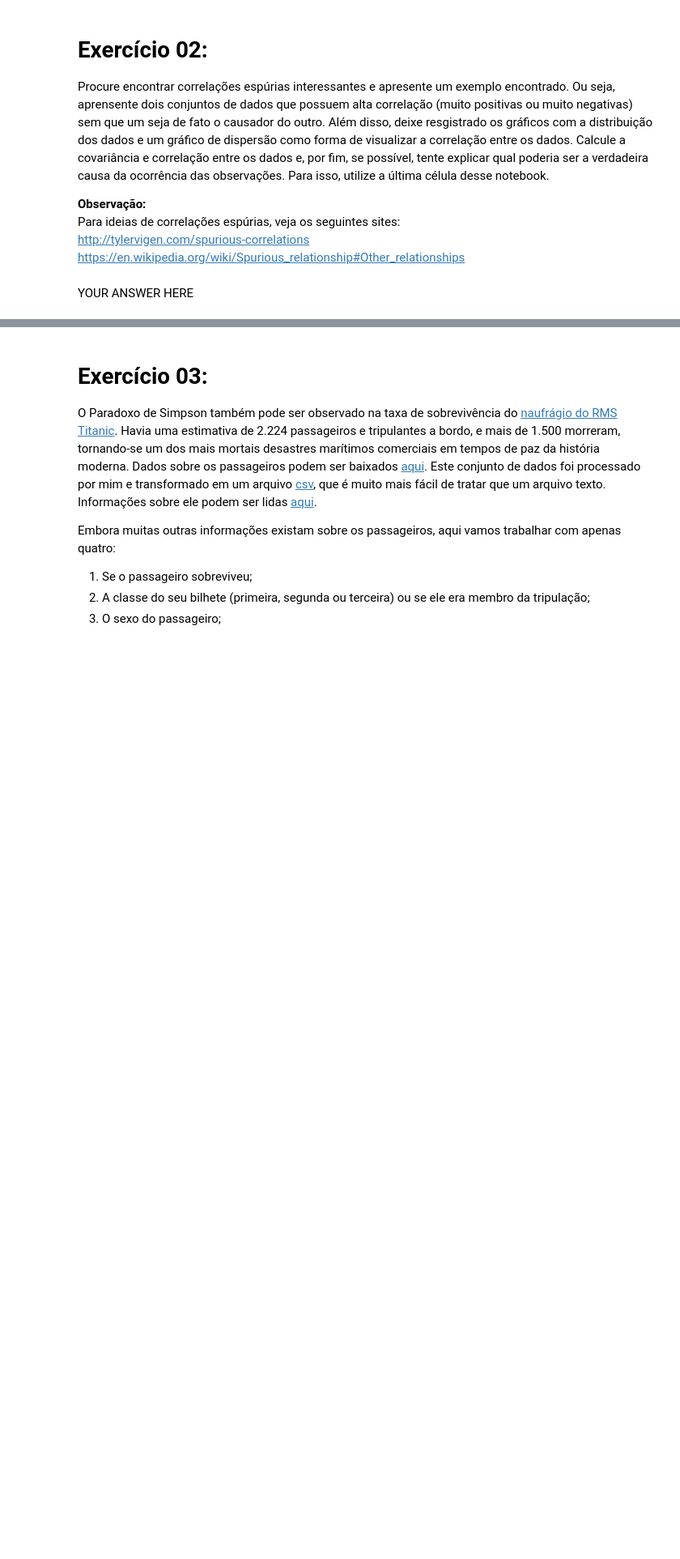
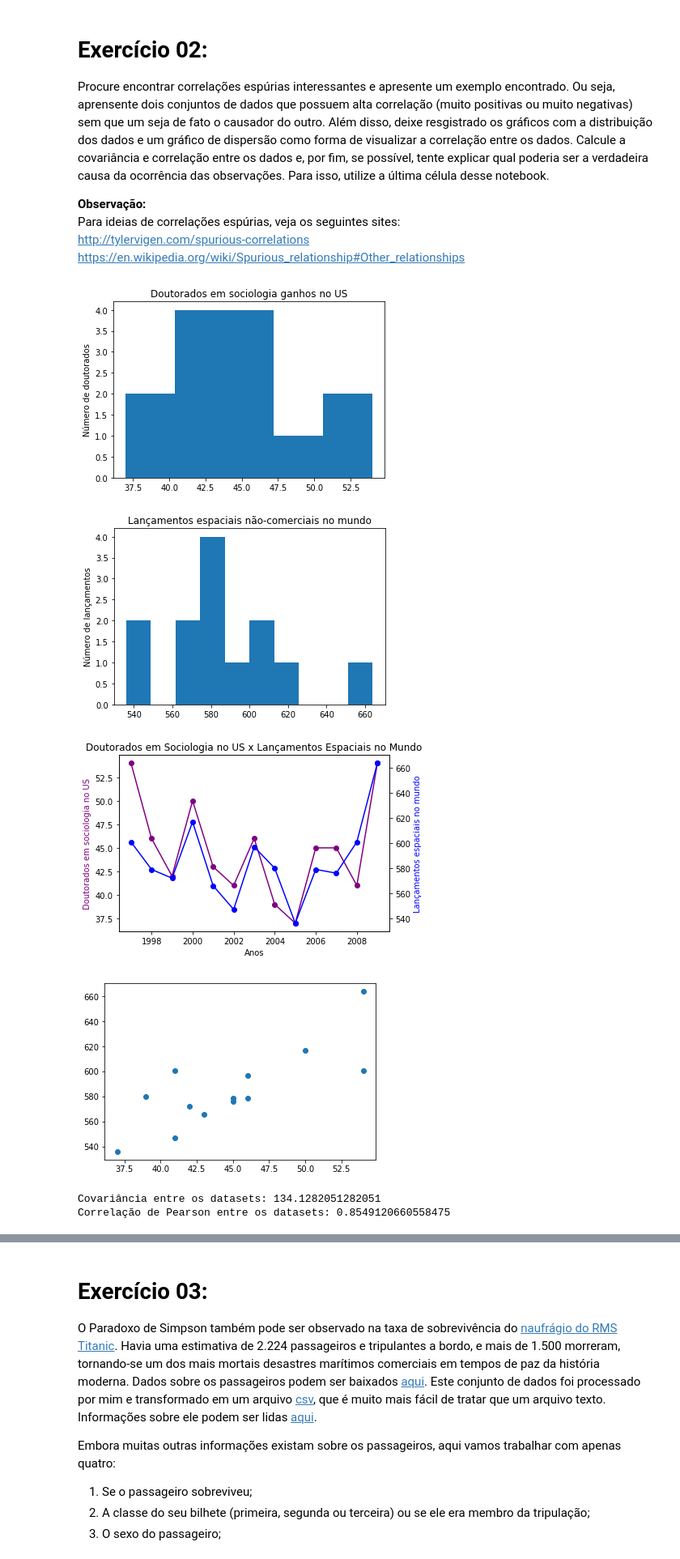
Before and after one commit to innng/data-science-introduction, a Jupyter notebook: lista04.ipynb, the cells around one changed output, grey strips where cells are left out. Shown: that part at 81% size. Saved outputs shown, nothing was run; the diff lists cells and outputs as text; code cells hidden in the pictures; blank space fills up the shorter version.

```diff
--- a/lista04.ipynb
+++ b/lista04.ipynb
@@ -60,2 +57,65 @@ raise NotImplementedError()
-# %% [markdown]
-YOUR ANSWER HERE
+# %%
+# YOUR CODE HERE
+from matplotlib import pyplot as plt
+import pandas as pd
+import numpy as np
+
+df = pd.read_csv('sociology_doctorates_awarded_vs_woldwide_noncommercial_space_launches.csv')
+X = df.values
+
+year = [x[0] for x in X]
+sociologyDoctorates = [x[1] for x in X]
+spaceLaunches = [x[2] for x in X]
+
+plt.hist(sociologyDoctorates, bins=5)
+plt.title('Doutorados em sociologia ganhos no US')
+plt.ylabel('Número de doutorados')
+plt.show()
+
+plt.hist(spaceLaunches, bins=10)
+plt.title('Lançamentos espaciais não-comerciais no mundo')
+plt.ylabel('Número de lançamentos')
+plt.show()
+
+fig, ax1 = plt.subplots()
+
+ax2 = ax1.twinx()
+ax1.plot(year, sociologyDoctorates, color='purple', linestyle='-', marker='o')
+ax2.plot(year, spaceLaunches, 'b-', marker='o')
+
+plt.title('Doutorados em Sociologia no US x Lançamentos Espaciais no Mundo')
+ax1.set_xlabel('Anos')
+ax1.set_ylabel('Doutorados em sociologia no US', color='purple')
+ax2.set_ylabel('Lançamentos espaciais no mundo', color='b')
+
+plt.show()
+
+plt.scatter(sociologyDoctorates, spaceLaunches)
+plt.show()
+
+def de_mean(x):
+    x_bar = np.mean(x)
+    return [x_i - x_bar for x_i in x]
+
+def covariance(x, y):
+    n = len(x)
+    #vamos usar o dot implementado do numpy novamente:
+    return np.dot(de_mean(x), de_mean(y)) / (n - 1)
+
+def correlation(x, y):
+    stdev_x = np.std(x)
+    stdev_y = np.std(y)
+    if stdev_x > 0 and stdev_y > 0:
+        return covariance(x, y) / stdev_x / stdev_y
+    else:
+        return 0 # se não há variação, correlação é zero
+
+print('Covariância entre os datasets:', covariance(sociologyDoctorates, spaceLaunches))
+print('Correlação de Pearson entre os datasets:', correlation(sociologyDoctorates, spaceLaunches))
+# %% [output]
+[figure, added]
+[figure, added]
+[figure, added]
+[figure, added]
+Covariância entre os datasets: 134.1282051282051
+Correlação de Pearson entre os datasets: 0.8549120660558475
```
Also changed, not shown: parts of 4 cells of this notebook, 12 other files.
